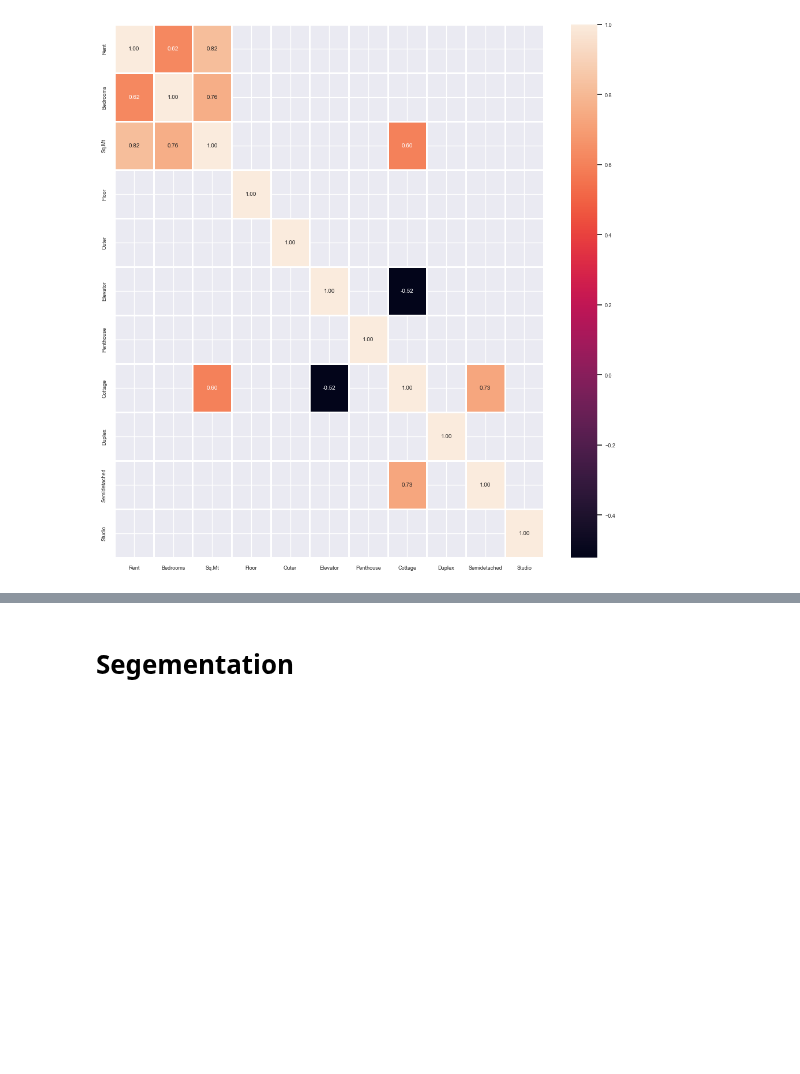
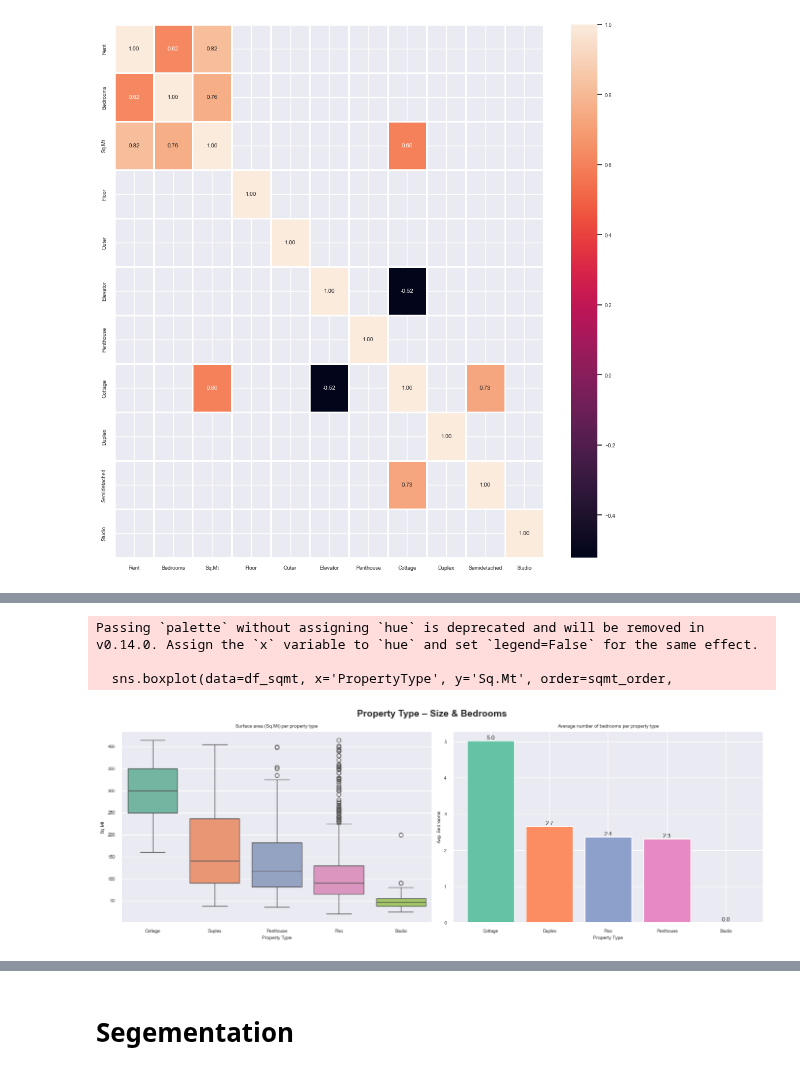
Before and after one commit to JJR9903/IE-MBDS-ML-1-group-project, a Jupyter notebook: notebooks/Group project.ipynb, the cells around one changed output, grey strips where cells are left out. Cells and saved outputs as stored; diff of their text form; code cells hidden in the pictures; blank space fills up the shorter version.

```diff
--- a/notebooks/Group project.ipynb
+++ b/notebooks/Group project.ipynb
@@ -504,0 +601,30 @@ sns.heatmap(high_corr, annot=True, fmt=".2f", linewidths=1, ax=ax)
+# %%
+fig, axes = plt.subplots(1, 2, figsize=(14, 5))
+fig.suptitle('Property Type – Size & Bedrooms', fontsize=14, fontweight='bold')
+
+sqmt_order = df.groupby('PropertyType')['Sq.Mt'].median().sort_values(ascending=False).index.tolist()
+
+# Sq.Mt box plot
+df_sqmt = df[df['Sq.Mt'] <= df['Sq.Mt'].quantile(0.97)]
+sns.boxplot(data=df_sqmt, x='PropertyType', y='Sq.Mt', order=sqmt_order,
+            palette='Set2', ax=axes[0])
+axes[0].set_title('Surface area (Sq.Mt) per property type')
+axes[0].set_xlabel('Property Type')
+axes[0].set_ylabel('Sq.Mt')
+
+# Bedrooms bar chart (mean)
+beds_mean = df.groupby('PropertyType')['Bedrooms'].mean().sort_values(ascending=False)
+axes[1].bar(beds_mean.index, beds_mean.values, color=sns.color_palette('Set2', len(beds_mean)))
+axes[1].set_title('Average number of bedrooms per property type')
+axes[1].set_xlabel('Property Type')
+axes[1].set_ylabel('Avg. Bedrooms')
+for i, v in enumerate(beds_mean.values):
+    axes[1].text(i, v + 0.03, f'{v:.1f}', ha='center', fontsize=9)
+
+plt.tight_layout()
+plt.show()
+# %% [output]
+Passing `palette` without assigning `hue` is deprecated and will be removed in v0.14.0. Assign the `x` variable to `hue` and set `legend=False` for the same effect.
+
+  sns.boxplot(data=df_sqmt, x='PropertyType', y='Sq.Mt', order=sqmt_order,
+[figure, added]
```
Also changed, not shown: parts of 35 cells of this notebook.
